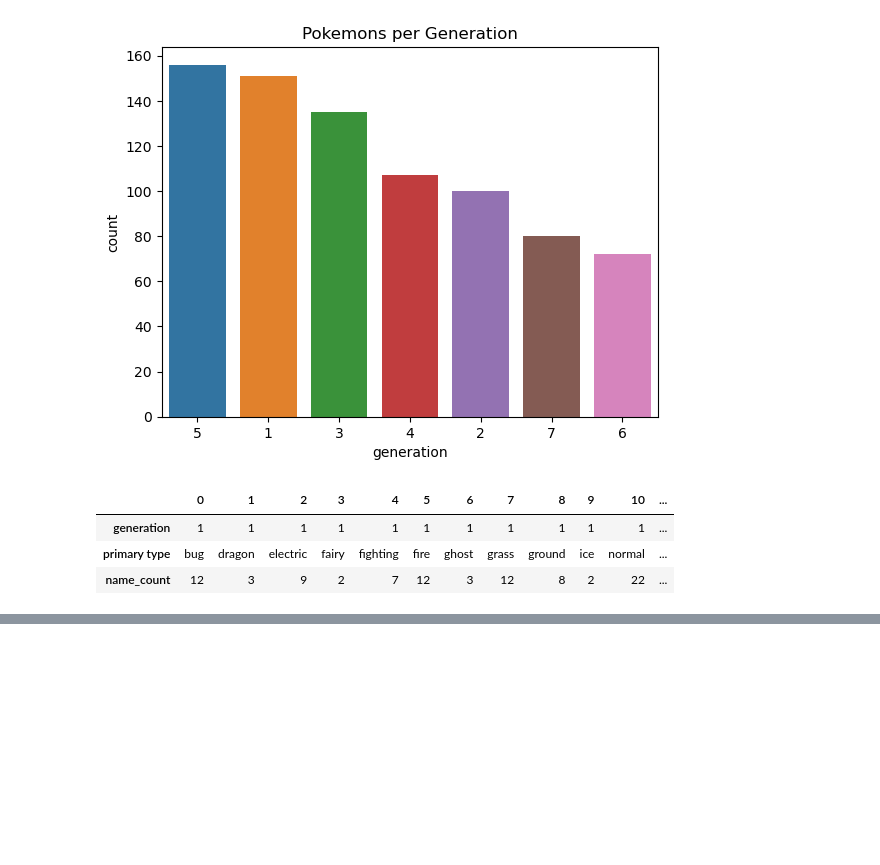
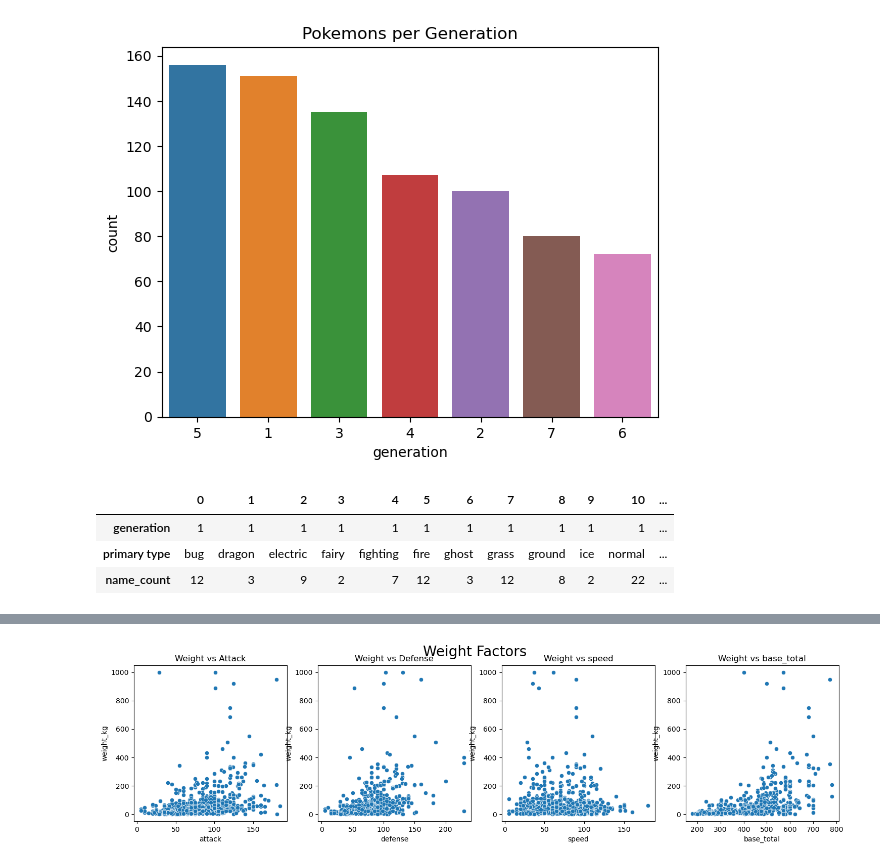
Before and after one commit to joharkhan99/Data-Science-Internship, a Jupyter notebook: Week3/Day1/Advance_Data_Visualization.ipynb, the cells around one changed output, grey strips where cells are left out. Cells and saved outputs as stored; diff of their text form; code cells hidden in the pictures; blank space fills up the shorter version.

```diff
--- a/Week3/Day1/Advance_Data_Visualization.ipynb
+++ b/Week3/Day1/Advance_Data_Visualization.ipynb
@@ -248,0 +302,12 @@ type_generation_grouped.head(20).T
+# %%
+# weight vs different factors
+fig, axes = plt.subplots(1, 4, figsize=(18, 4))
+sns.scatterplot(data=df, x='attack', y='weight_kg', ax=axes[0]).set_title("Weight vs Attack")
+sns.scatterplot(data=df, x='defense', y='weight_kg', ax=axes[1]).set_title("Weight vs Defense")
+sns.scatterplot(data=df, x='speed', y='weight_kg', ax=axes[2]).set_title("Weight vs speed")
+sns.scatterplot(data=df, x='base_total', y='weight_kg', ax=axes[3]).set_title("Weight vs base_total")
+
+plt.suptitle("Weight Factors", size=20)
+plt.show()
+# %% [output]
+[figure, added]
```
Also changed, not shown: parts of 7 cells of this notebook.
